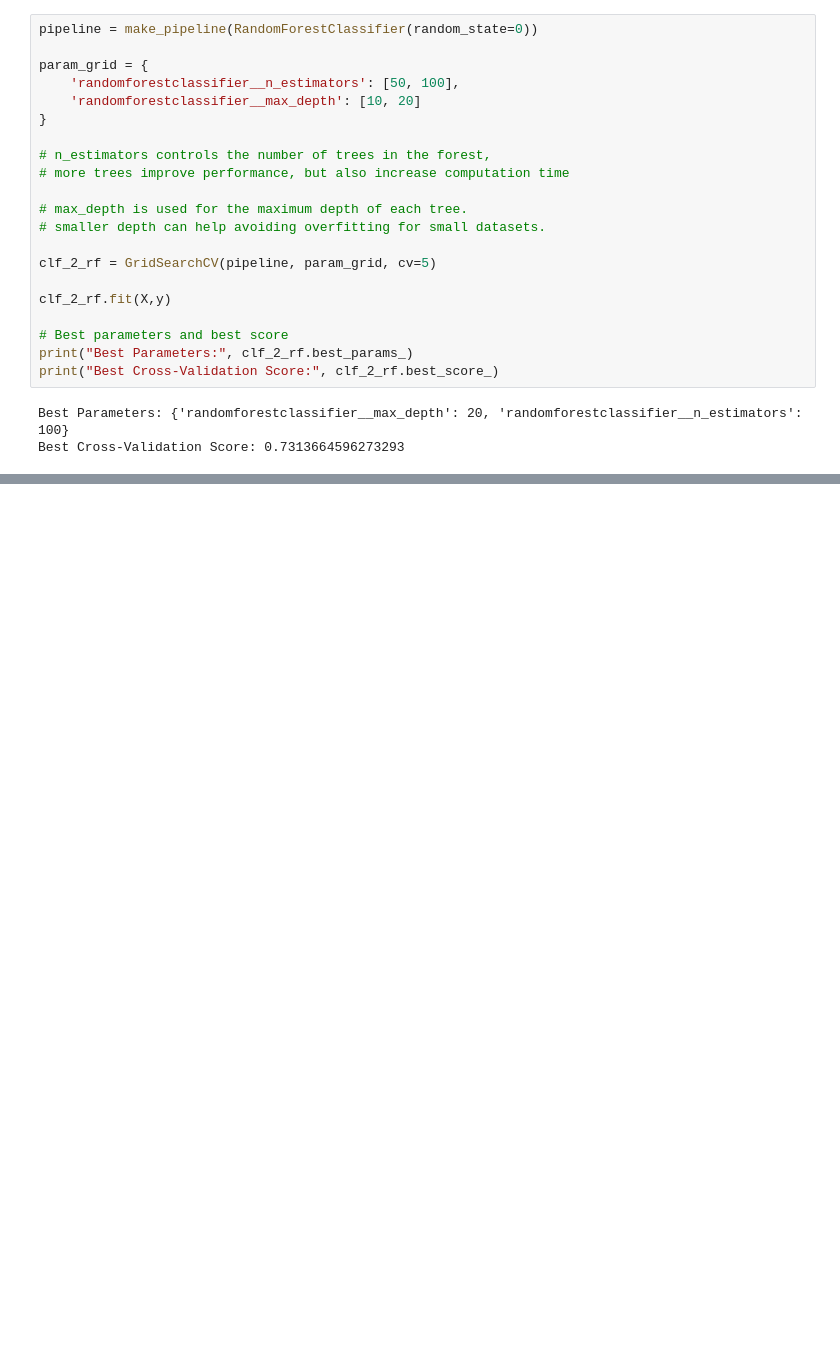
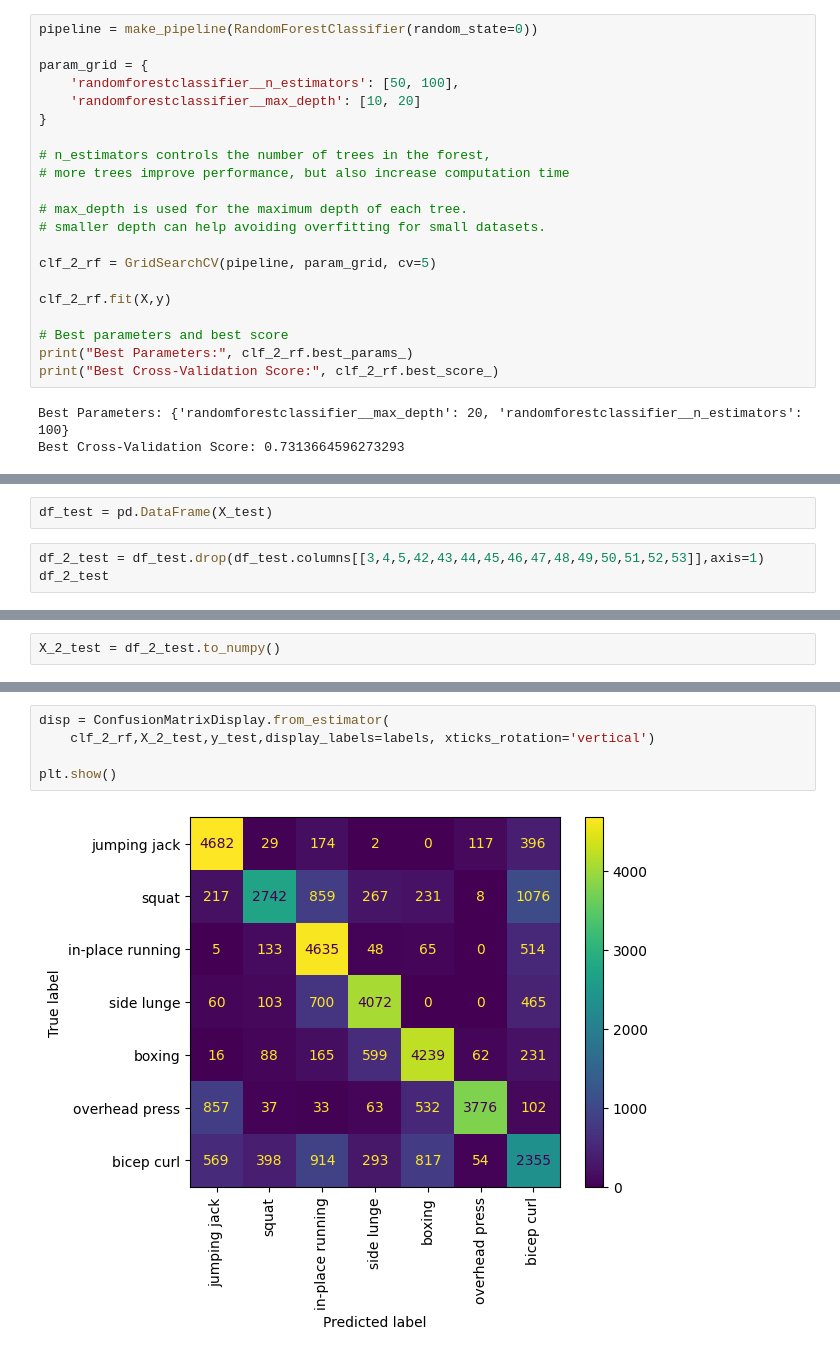
Before and after one commit to adelinagiurea0865/traditioneleML, a Jupyter notebook: sprint1.ipynb, the cells around one changed output, grey strips where cells are left out. Drawn from its saved outputs; the diff is of its cells as text; blank space fills up the shorter version.

```diff
--- a/sprint1.ipynb
+++ b/sprint1.ipynb
@@ -469,0 +451,5 @@ plt.show()
+# %%
+df_test = pd.DataFrame(X_test)
+# %%
+df_2_test = df_test.drop(df_test.columns[[3,4,5,42,43,44,45,46,47,48,49,50,51,52,53]],axis=1)
+df_2_test
@@ -469,0 +470,2 @@ plt.show()
+# %%
+X_2_test = df_2_test.to_numpy()
@@ -469,0 +484,7 @@ plt.show()
+# %%
+disp = ConfusionMatrixDisplay.from_estimator(
+    clf_2_rf,X_2_test,y_test,display_labels=labels, xticks_rotation='vertical')
+
+plt.show()
+# %% [output]
+[figure, added]
```
Also changed, not shown: parts of 30 cells of this notebook.
